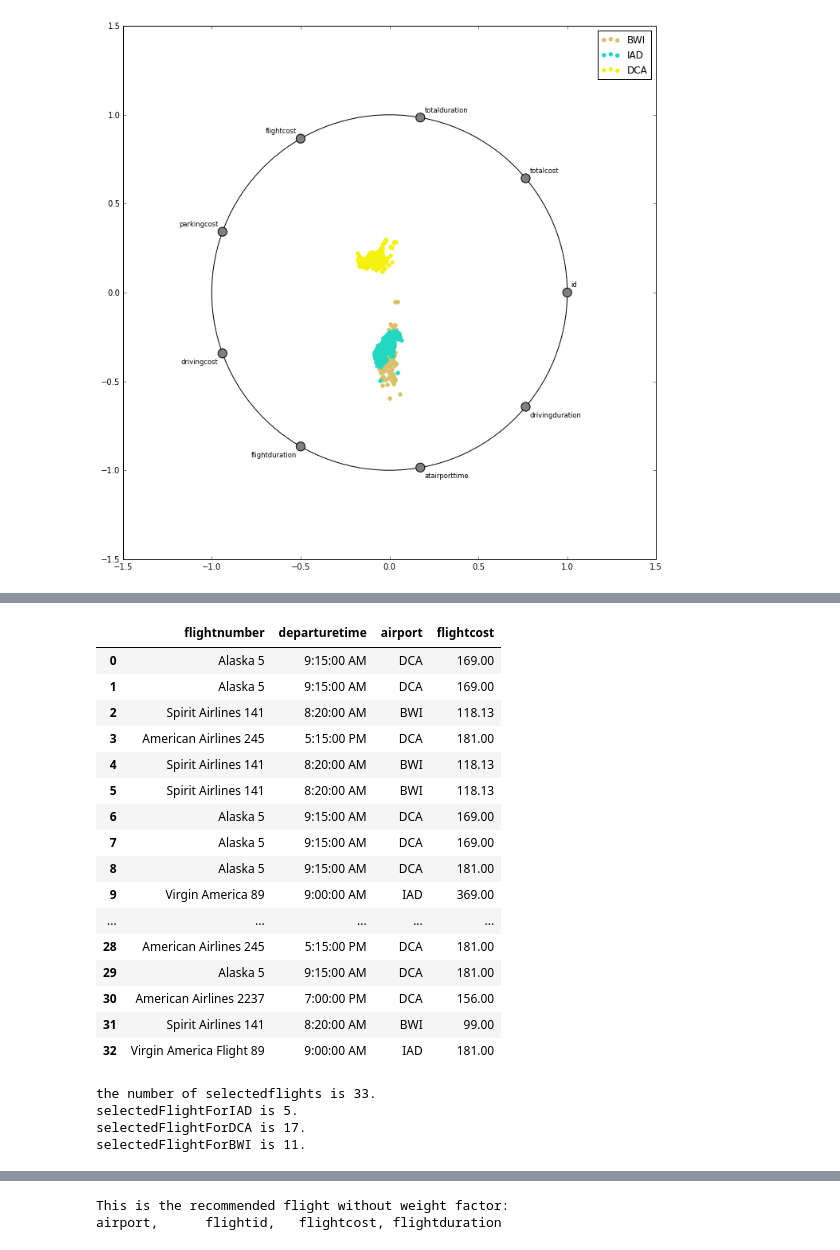
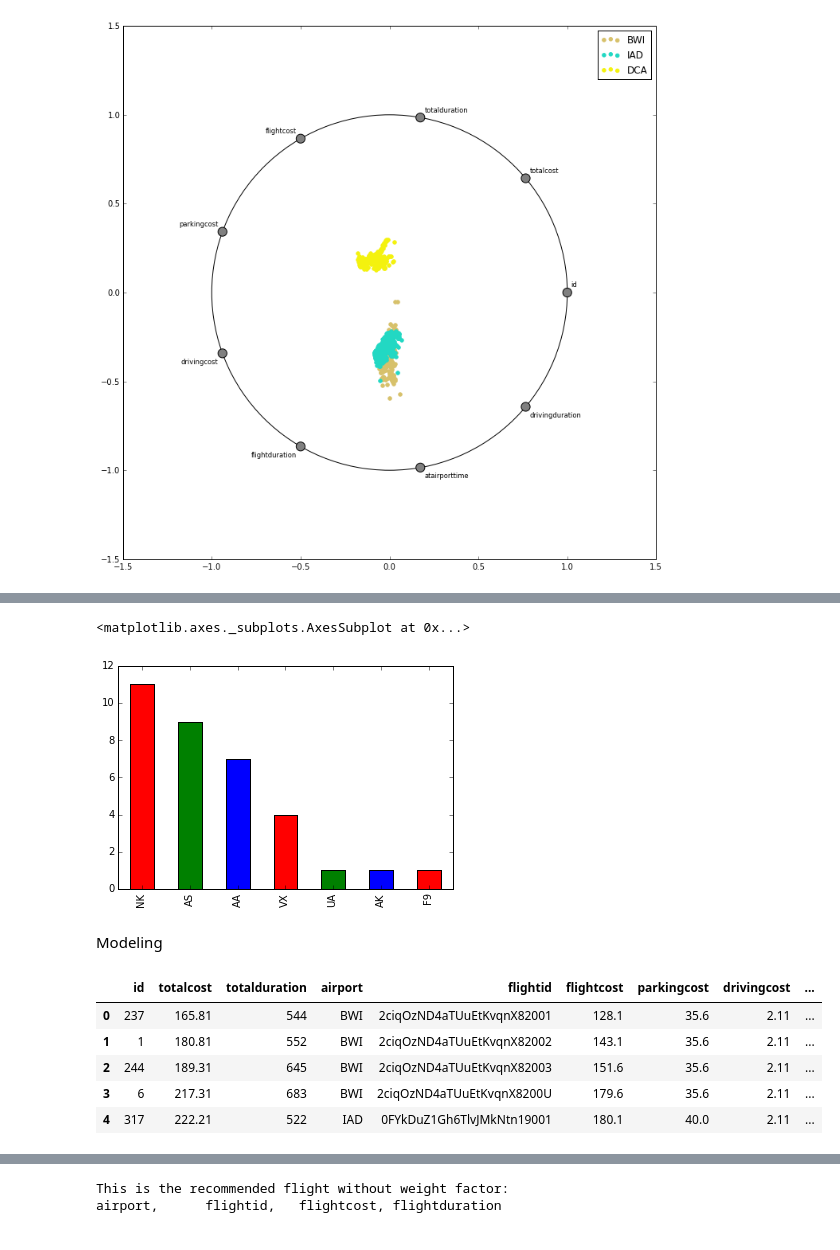
Before and after one commit to akatie/triptomizer, a Jupyter notebook: flightWithLowestCostFunction.ipynb, the cells around one changed output, grey strips where cells are left out. Cells and saved outputs as stored; diff of their text form; code cells hidden in the pictures.

```diff
--- a/flightWithLowestCostFunction.ipynb
+++ b/flightWithLowestCostFunction.ipynb
@@ -239,38 +331,19 @@ plt.show()
+# %%
+fig, ax = plt.subplots()
+userdata['airline'].value_counts().plot(ax=ax, color=['r', 'g', 'b'],kind='bar')
+# %% [output]
+<matplotlib.axes._subplots.AxesSubplot at 0x...>
+[figure, added]
+# %% [markdown]
+Modeling
 # %%
-train = pd.read_csv("trainingData.csv")
+train = pd.read_csv("train.csv")
 # %%
-train
+train.head(5)
 # %% [output]
-|  | flightnumber | departuretime | airport | flightcost |
-| 0 | Alaska 5 | 9:15:00 AM | DCA | 169.00 |
-| 1 | Alaska 5 | 9:15:00 AM | DCA | 169.00 |
-| 2 | Spirit Airlines 141 | 8:20:00 AM | BWI | 118.13 |
-| 3 | American Airlines 245 | 5:15:00 PM | DCA | 181.00 |
-| 4 | Spirit Airlines 141 | 8:20:00 AM | BWI | 118.13 |
-| 5 | Spirit Airlines 141 | 8:20:00 AM | BWI | 118.13 |
-| 6 | Alaska 5 | 9:15:00 AM | DCA | 169.00 |
-| 7 | Alaska 5 | 9:15:00 AM | DCA | 169.00 |
-| 8 | Alaska 5 | 9:15:00 AM | DCA | 181.00 |
-| 9 | Virgin America 89 | 9:00:00 AM | IAD | 369.00 |
-| ... | ... | ... | ... | ... |
-| 28 | American Airlines 245 | 5:15:00 PM | DCA | 181.00 |
-| 29 | Alaska 5 | 9:15:00 AM | DCA | 181.00 |
-| 30 | American Airlines 2237 | 7:00:00 PM | DCA | 156.00 |
-| 31 | Spirit Airlines 141 | 8:20:00 AM | BWI | 99.00 |
-| 32 | Virgin America Flight 89 | 9:00:00 AM | IAD | 181.00 |
+|  | id | totalcost | totalduration | airport | flightid | flightcost | parkingcost | drivingcost | ... |
+| 0 | 237 | 165.81 | 544 | BWI | 2ciqOzND4aTUuEtKvqnX82001 | 128.1 | 35.6 | 2.11 | ... |
+| 1 | 1 | 180.81 | 552 | BWI | 2ciqOzND4aTUuEtKvqnX82002 | 143.1 | 35.6 | 2.11 | ... |
+| 2 | 244 | 189.31 | 645 | BWI | 2ciqOzND4aTUuEtKvqnX82003 | 151.6 | 35.6 | 2.11 | ... |
+| 3 | 6 | 217.31 | 683 | BWI | 2ciqOzND4aTUuEtKvqnX8200U | 179.6 | 35.6 | 2.11 | ... |
+| 4 | 317 | 222.21 | 522 | IAD | 0FYkDuZ1Gh6TlvJMkNtn19001 | 180.1 | 40.0 | 2.11 | ... |
-# %%
-# Set some variables
-numberOfSelectedFlights = train.shape[0]
-selectedFlightForIAD = len(train[train.airport == 'IAD'])
-selectedFlightForDCA = len(train[train.airport == 'DCA'])
-selectedFlightForBWI = len(train[train.airport == 'BWI'])
-
-print 'the number of selectedflights is %d.' % numberOfSelectedFlights
-print 'selectedFlightForIAD is %d.' % selectedFlightForIAD
-print 'selectedFlightForDCA is %d.' % selectedFlightForDCA
-print 'selectedFlightForBWI is %d.' % selectedFlightForBWI
-# %% [output]
-the number of selectedflights is 33.
-selectedFlightForIAD is 5.
-selectedFlightForDCA is 17.
-selectedFlightForBWI is 11.
```
Also changed, not shown: parts of 37 cells of this notebook, 5 other files.
